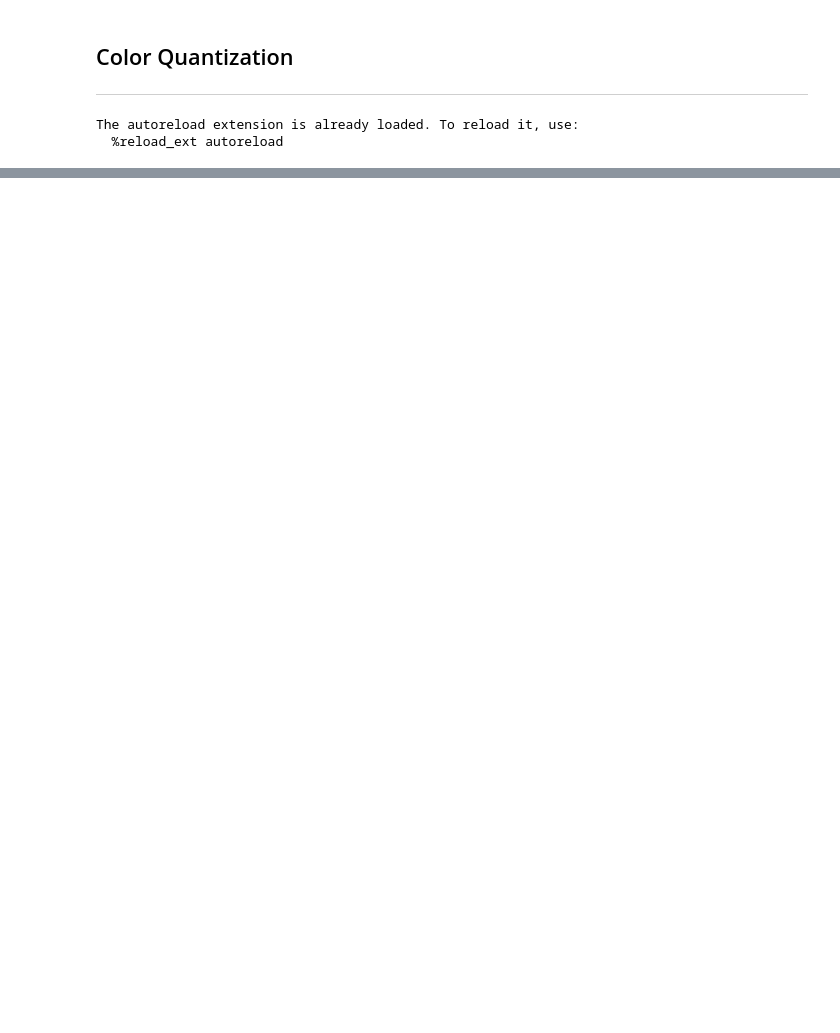
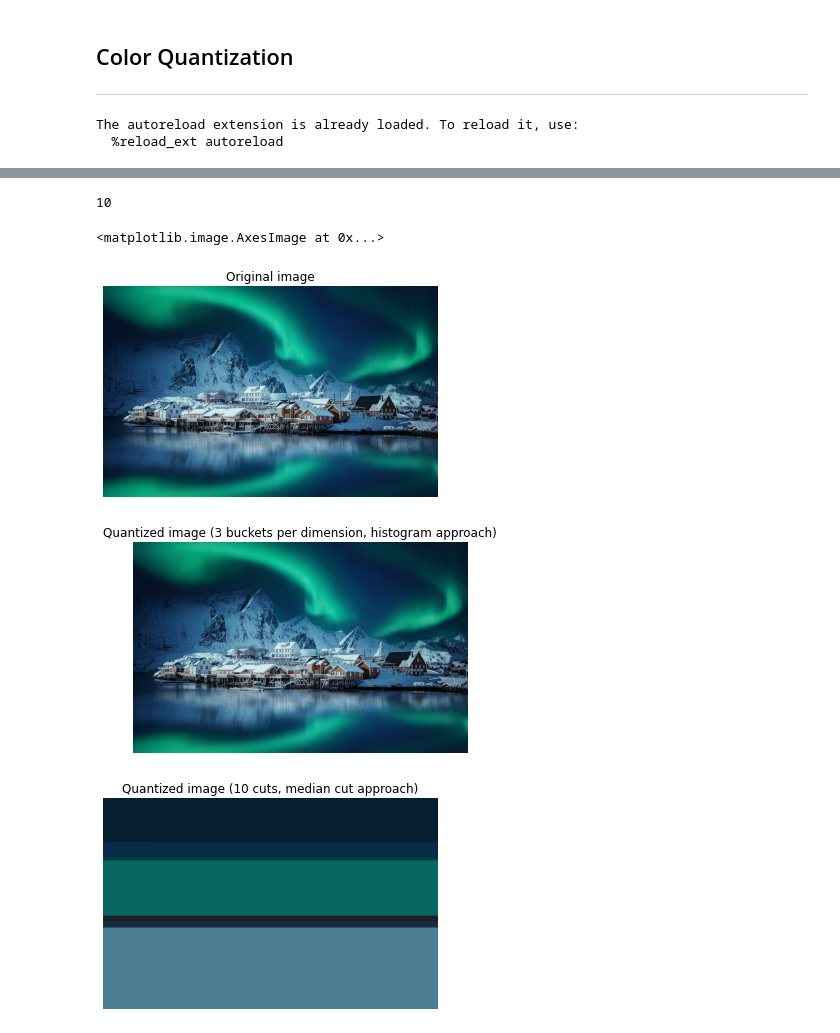
Before and after one commit to juan190199/ColorQuantization, a Jupyter notebook: color_quantization.ipynb, the cells around one changed output, grey strips where cells are left out. Drawn from its saved outputs; the diff is of its cells as text; code cells hidden in the pictures; blank space fills up the shorter version.

Commit message:
~// MedianCutQuantization

```diff
--- a/color_quantization.ipynb
+++ b/color_quantization.ipynb
@@ -24,2 +31,4 @@ h_model = HistogramPaletteBuilder(buckets_per_dim)
+# %%
+MCM = MedianCutQuantization(4)
 # %%
-quantized_img_arr = h_model.fit(img_arr)
+hm_quantized_img_arr = HM.fit(img_arr)
@@ -28,12 +35,34 @@ quantized_img_arr = quantized_img_arr.reshape(orig_shape)
+# %%
+mcm_quantized_img_arr = MCM.fit(img, img_arr)
+# %%
+hm_quantized_img = hm_quantized_img_arr.reshape(orig_shape)
+mcm_quantized_img = mcm_quantized_img_arr.reshape(orig_shape)
+# %%
+n_cuts
+# %% [output]
+10
 # %%
 plt.figure(1)
 plt.clf()
 plt.axis('off')
 plt.title('Original image')
 plt.imshow(img)
 
 plt.figure(2)
 plt.clf()
 plt.axis('off')
 plt.title('Quantized image ({} buckets per dimension, histogram approach)'.format(buckets_per_dim))
-plt.imshow(quantized_img_arr)
+plt.imsave('images/quantized_images/hm' + image_name + '.jpg', hm_quantized_img)
+plt.imshow(hm_quantized_img)
+
+plt.figure(3)
+plt.clf()
+plt.axis('off')
+plt.title('Quantized image ({} cuts, median cut approach)'.format(n_cuts))
+plt.imsave('images/quantized_images/mcm' + image_name + '.jpg', mcm_quantized_img)
+plt.imshow(mcm_quantized_img)
+# %% [output]
+<matplotlib.image.AxesImage at 0x...>
+[figure, added]
+[figure, added]
+[figure, added]
```
Also changed, not shown: parts of 6 cells of this notebook, 1 other file.
